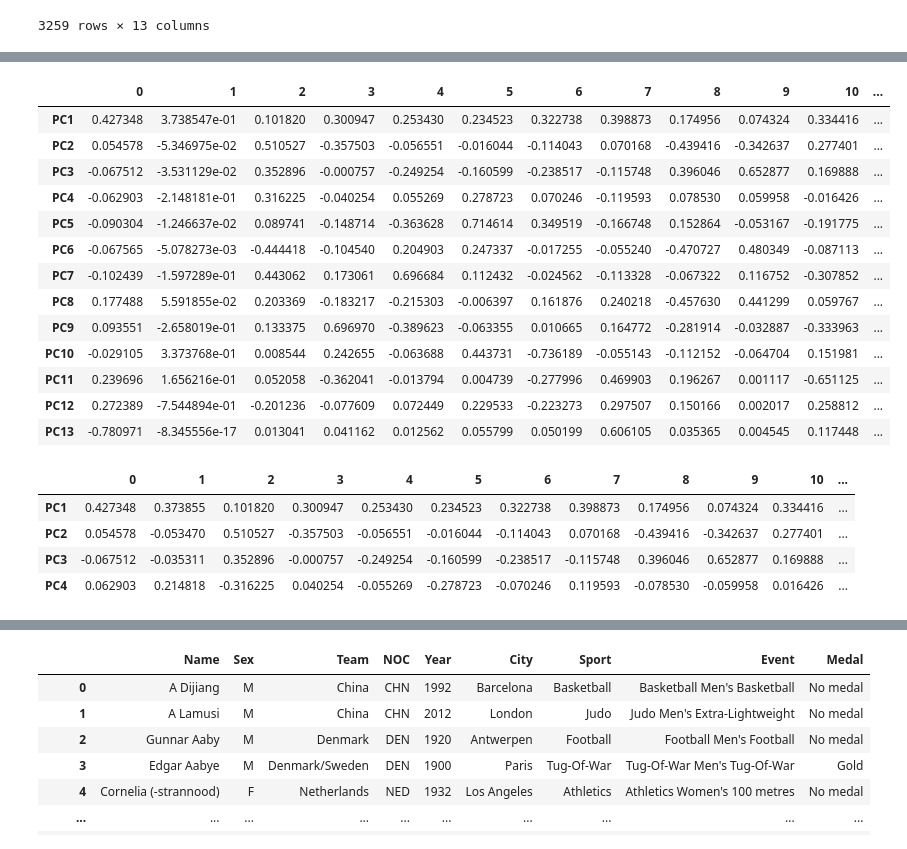
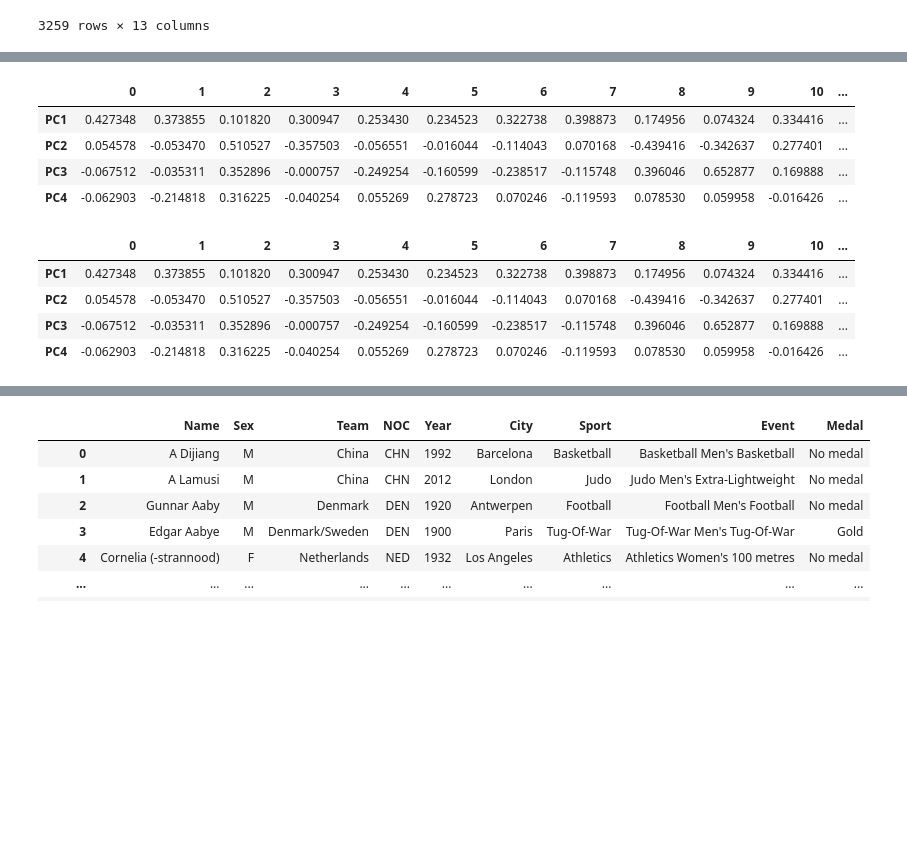
Before and after one commit to cynthiaWEpicCoder/MCM, a Jupyter notebook: PCA.ipynb, the cells around one changed output, grey strips where cells are left out. Saved outputs shown, nothing was run; the diff lists cells and outputs as text; code cells hidden in the pictures; blank space fills up the shorter version.

```diff
--- a/PCA.ipynb
+++ b/PCA.ipynb
@@ -57,9 +58,8 @@ normalized
 3259 rows × 13 columns
 # %%
 from sklearn.decomposition import PCA
-pca = PCA(n_components=2)
+pca = PCA(n_components=4)
 pc_lst = pca.fit_transform(normalized)
-pc_df = pd.DataFrame(pc_lst, columns = ['PC1', 'PC2'])
-                                        'PC8','PC9', 'PC10', 'PC11', 'PC12', 'PC13'])
+pc_df = pd.DataFrame(pc_lst, columns = ['PC1', 'PC2', 'PC3', 'PC4'])
 pc_df
 # %% [output]
@@ -92,22 +79,12 @@ pc_df
 # %%
-pca_comps = pd.DataFrame(pca.components_, index=['PC1', 'PC2','PC3', 'PC4','PC5', 'PC6','PC7',
-                                                 'PC8','PC9', 'PC10', 'PC11', 'PC12', 'PC13'])
+pca_comps = pd.DataFrame(pca.components_, index=['PC1', 'PC2','PC3', 'PC4'])
 pca_comps
 # %% [output]
 |  | 0 | 1 | 2 | 3 | 4 | 5 | 6 | 7 | 8 | 9 | 10 | ... |
-| PC1 | 0.427348 | 3.738547e-01 | 0.101820 | 0.300947 | 0.253430 | 0.234523 | 0.322738 | 0.398873 | 0.174956 | 0.074324 | 0.334416 | ... |
-| PC2 | 0.054578 | -5.346975e-02 | 0.510527 | -0.357503 | -0.056551 | -0.016044 | -0.114043 | 0.070168 | -0.439416 | -0.342637 | 0.277401 | ... |
-| PC3 | -0.067512 | -3.531129e-02 | 0.352896 | -0.000757 | -0.249254 | -0.160599 | -0.238517 | -0.115748 | 0.396046 | 0.652877 | 0.169888 | ... |
-| PC4 | -0.062903 | -2.148181e-01 | 0.316225 | -0.040254 | 0.055269 | 0.278723 | 0.070246 | -0.119593 | 0.078530 | 0.059958 | -0.016426 | ... |
-| PC5 | -0.090304 | -1.246637e-02 | 0.089741 | -0.148714 | -0.363628 | 0.714614 | 0.349519 | -0.166748 | 0.152864 | -0.053167 | -0.191775 | ... |
-| PC6 | -0.067565 | -5.078273e-03 | -0.444418 | -0.104540 | 0.204903 | 0.247337 | -0.017255 | -0.055240 | -0.470727 | 0.480349 | -0.087113 | ... |
-| PC7 | -0.102439 | -1.597289e-01 | 0.443062 | 0.173061 | 0.696684 | 0.112432 | -0.024562 | -0.113328 | -0.067322 | 0.116752 | -0.307852 | ... |
-| PC8 | 0.177488 | 5.591855e-02 | 0.203369 | -0.183217 | -0.215303 | -0.006397 | 0.161876 | 0.240218 | -0.457630 | 0.441299 | 0.059767 | ... |
-| PC9 | 0.093551 | -2.658019e-01 | 0.133375 | 0.696970 | -0.389623 | -0.063355 | 0.010665 | 0.164772 | -0.281914 | -0.032887 | -0.333963 | ... |
-| PC10 | -0.029105 | 3.373768e-01 | 0.008544 | 0.242655 | -0.063688 | 0.443731 | -0.736189 | -0.055143 | -0.112152 | -0.064704 | 0.151981 | ... |
-| PC11 | 0.239696 | 1.656216e-01 | 0.052058 | -0.362041 | -0.013794 | 0.004739 | -0.277996 | 0.469903 | 0.196267 | 0.001117 | -0.651125 | ... |
-| PC12 | 0.272389 | -7.544894e-01 | -0.201236 | -0.077609 | 0.072449 | 0.229533 | -0.223273 | 0.297507 | 0.150166 | 0.002017 | 0.258812 | ... |
-| PC13 | -0.780971 | -8.345556e-17 | 0.013041 | 0.041162 | 0.012562 | 0.055799 | 0.050199 | 0.606105 | 0.035365 | 0.004545 | 0.117448 | ... |
+| PC1 | 0.427348 | 0.373855 | 0.101820 | 0.300947 | 0.253430 | 0.234523 | 0.322738 | 0.398873 | 0.174956 | 0.074324 | 0.334416 | ... |
+| PC2 | 0.054578 | -0.053470 | 0.510527 | -0.357503 | -0.056551 | -0.016044 | -0.114043 | 0.070168 | -0.439416 | -0.342637 | 0.277401 | ... |
+| PC3 | -0.067512 | -0.035311 | 0.352896 | -0.000757 | -0.249254 | -0.160599 | -0.238517 | -0.115748 | 0.396046 | 0.652877 | 0.169888 | ... |
+| PC4 | -0.062903 | -0.214818 | 0.316225 | -0.040254 | 0.055269 | 0.278723 | 0.070246 | -0.119593 | 0.078530 | 0.059958 | -0.016426 | ... |
 # %%
 pca_comps = pd.DataFrame(pca.components_, index= ['PC1', 'PC2','PC3','PC4'])
 pca_comps
@@ -116,7 +93,7 @@ pca_comps
 | PC1 | 0.427348 | 0.373855 | 0.101820 | 0.300947 | 0.253430 | 0.234523 | 0.322738 | 0.398873 | 0.174956 | 0.074324 | 0.334416 | ... |
 | PC2 | 0.054578 | -0.053470 | 0.510527 | -0.357503 | -0.056551 | -0.016044 | -0.114043 | 0.070168 | -0.439416 | -0.342637 | 0.277401 | ... |
 | PC3 | -0.067512 | -0.035311 | 0.352896 | -0.000757 | -0.249254 | -0.160599 | -0.238517 | -0.115748 | 0.396046 | 0.652877 | 0.169888 | ... |
-| PC4 | 0.062903 | 0.214818 | -0.316225 | 0.040254 | -0.055269 | -0.278723 | -0.070246 | 0.119593 | -0.078530 | -0.059958 | 0.016426 | ... |
+| PC4 | -0.062903 | -0.214818 | 0.316225 | -0.040254 | 0.055269 | 0.278723 | 0.070246 | -0.119593 | 0.078530 | 0.059958 | -0.016426 | ... |
 # %%
 # Compute the covariance matrix
 cov_matrix = np.cov(normalized, rowvar=False)
```
Also changed, not shown: parts of 14 cells of this notebook, 1 other file.
